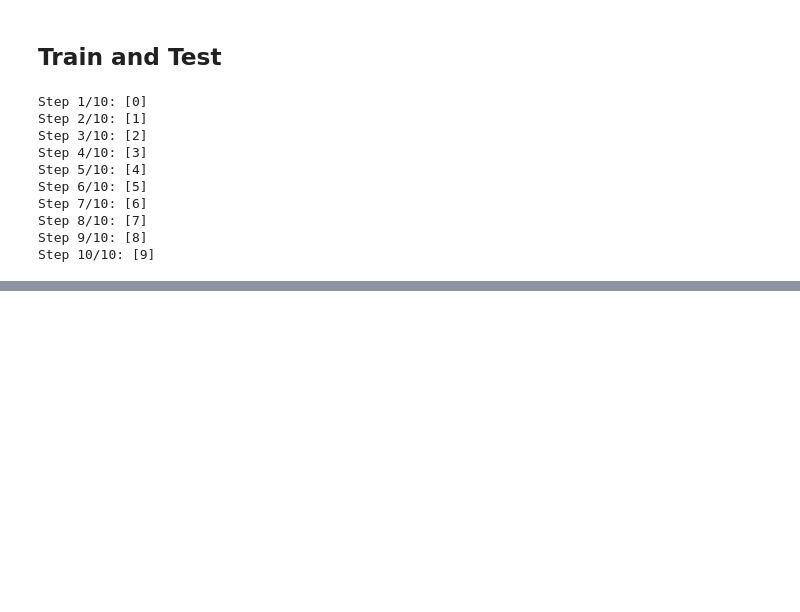
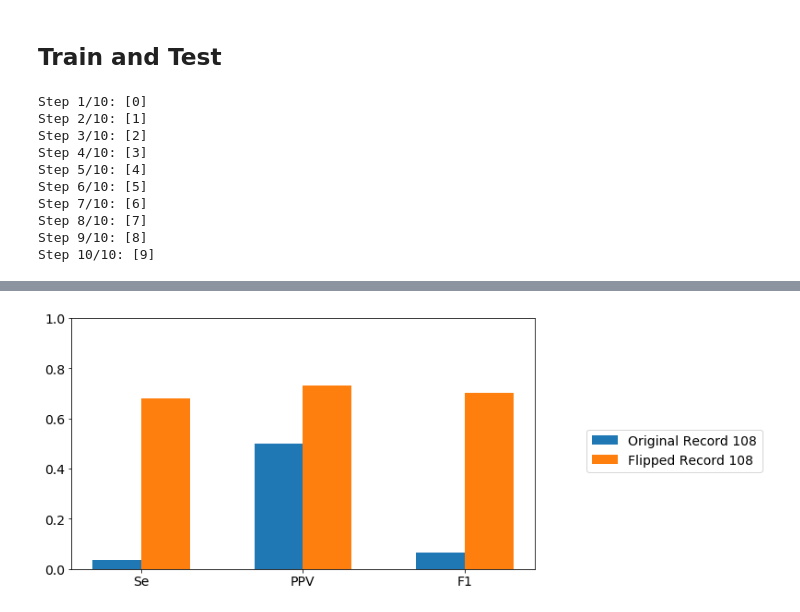
Before and after one commit to jchromik/qrs-certainty, a Jupyter notebook: notebooks/Heart Axis Adjustment.ipynb, the cells around one changed output, grey strips where cells are left out. Saved outputs shown, nothing was run; the diff lists cells and outputs as text; code cells hidden in the pictures; blank space fills up the shorter version.

```diff
--- a/notebooks/Heart Axis Adjustment.ipynb
+++ b/notebooks/Heart Axis Adjustment.ipynb
@@ -152 +153,41 @@ plt.show()
+# %%
+from raccoon.utils.triggerutils import signal_to_points
+from raccoon.utils.evaluationutils import trigger_metrics, sensitivity, ppv, f1
+
+tp_original = signal_to_points(ts_originals[idx], threshold=0.3)
+tp_flipped = signal_to_points(ts_flippeds[idx], threshold=0.3)
+
+tpo, tno, fpo, fno = trigger_metrics(triggers[idx], tp_original, 5)
+tpf, tnf, fpf, fnf = trigger_metrics(triggers[idx], tp_flipped, 5)
+
+ses_o = sensitivity(tpo, fno)
+ses_f = sensitivity(tpf, fnf)
+ppv_o = ppv(tpo, fpo)
+ppv_f = ppv(tpf, fpf)
+f1_o = f1(tpo, fpo, fno)
+f1_f = f1(tpf, fpf, fnf)
+# %%
+comp_fig, comp_ax = plt.subplots()
+comp_fig.set_size_inches(12, 5)
+
+bar_width = 0.3
+index = np.arange(3) # Se, PPV, F1
+
+comp_ax.bar(index, (ses_o, ppv_o, f1_o), bar_width, label="Original Record 108")
+comp_ax.bar(index+bar_width, (ses_f, ppv_f, f1_f), bar_width, label="Flipped Record 108")
+
+comp_ax.set_xticks(index + 0.5*bar_width)
+comp_ax.set_xticklabels(('Se', 'PPV', 'F1'))
+comp_ax.set_ylim(0, 1)
+
+# Shrink current axis by 25%
+box = comp_ax.get_position()
+comp_ax.set_position([box.x0, box.y0, box.width * 0.75, box.height])
+
+# Put a legend to the right of the current axis
+comp_fig.legend(loc='center right')
+
+plt.show()
+# %% [output]
+[figure, added]
 # %%
```
Also changed, not shown: parts of 4 cells of this notebook.
